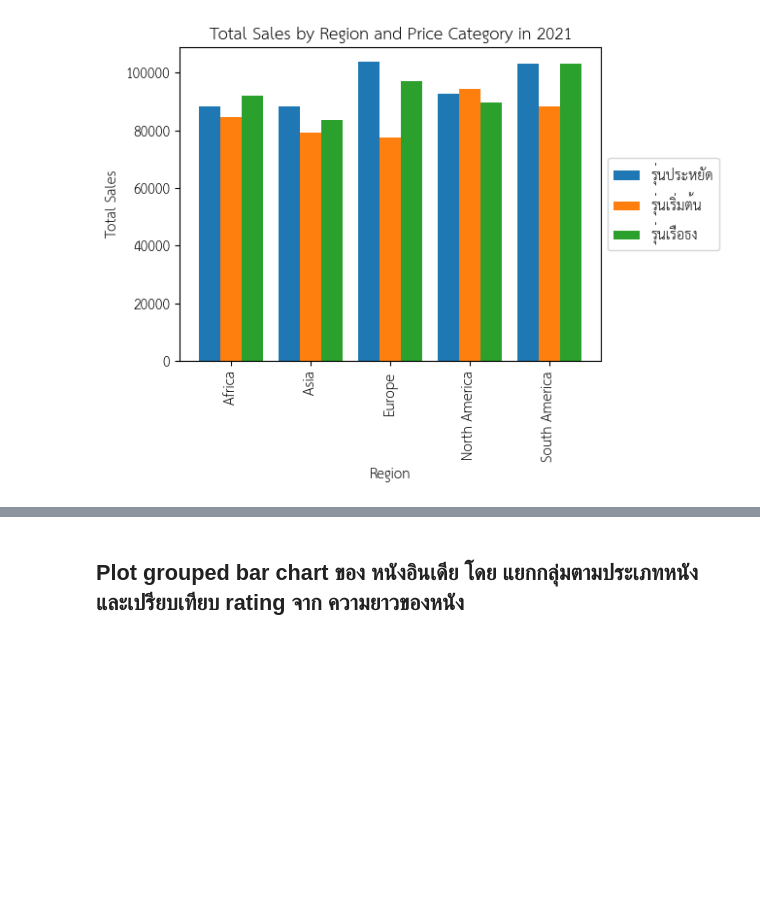
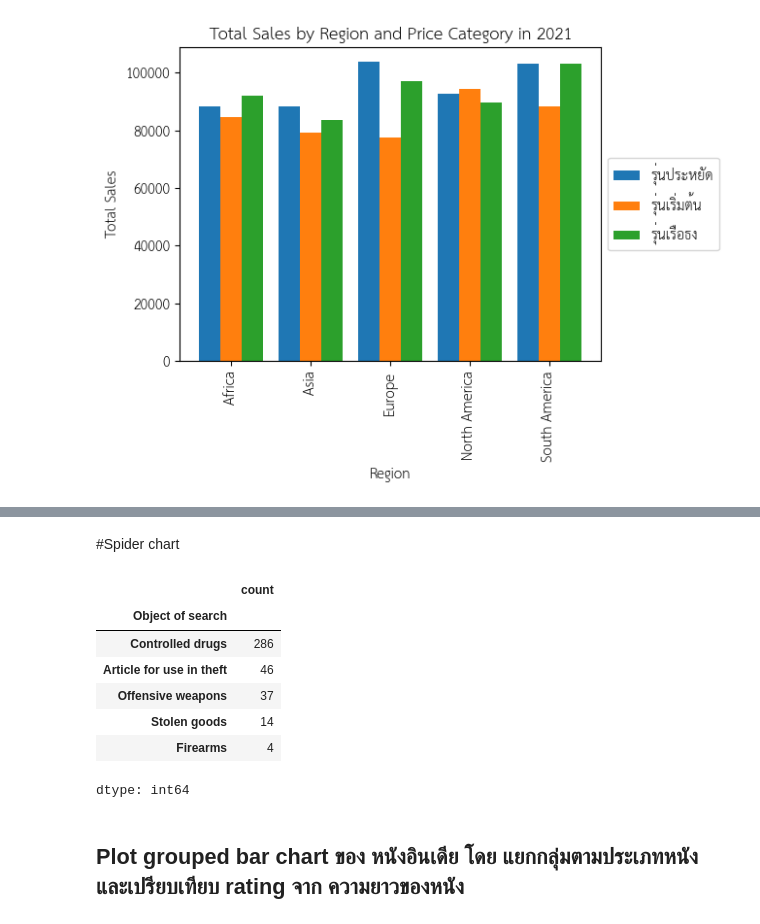
Before and after one commit to Ellizence01/Data_warehouse, a Jupyter notebook: Copy_of_Visualize_Data_Comparison_2025.ipynb, the cells around one changed output, grey strips where cells are left out. Saved outputs shown, nothing was run; the diff lists cells and outputs as text; code cells hidden in the pictures; blank space fills up the shorter version.

```diff
--- a/Copy_of_Visualize_Data_Comparison_2025.ipynb
+++ b/Copy_of_Visualize_Data_Comparison_2025.ipynb
@@ -485,0 +512,2 @@ plt.show()
+# %% [markdown]
+#Spider chart
@@ -486,3 +527,14 @@ plt.show()
+# %%
+object_of_search_counts
+# %% [output]
+|  | count |
+| Object of search |  |
+| Controlled drugs | 286 |
+| Article for use in theft | 46 |
+| Offensive weapons | 37 |
+| Stolen goods | 14 |
+| Firearms | 4 |
+dtype: int64
 # %% [markdown]
 ## Plot grouped bar chart ของ หนังอินเดีย โดย แยกกลุ่มตามประเภทหนัง และเปรียบเทียบ rating จาก ความยาวของหนัง
 # %%
```
Also changed, not shown: parts of 4 cells of this notebook.
